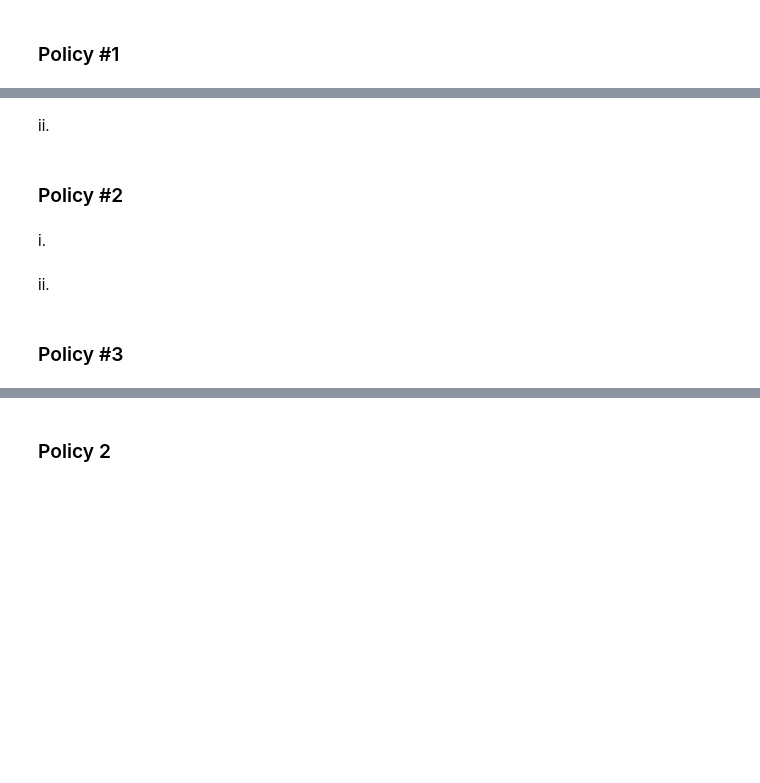
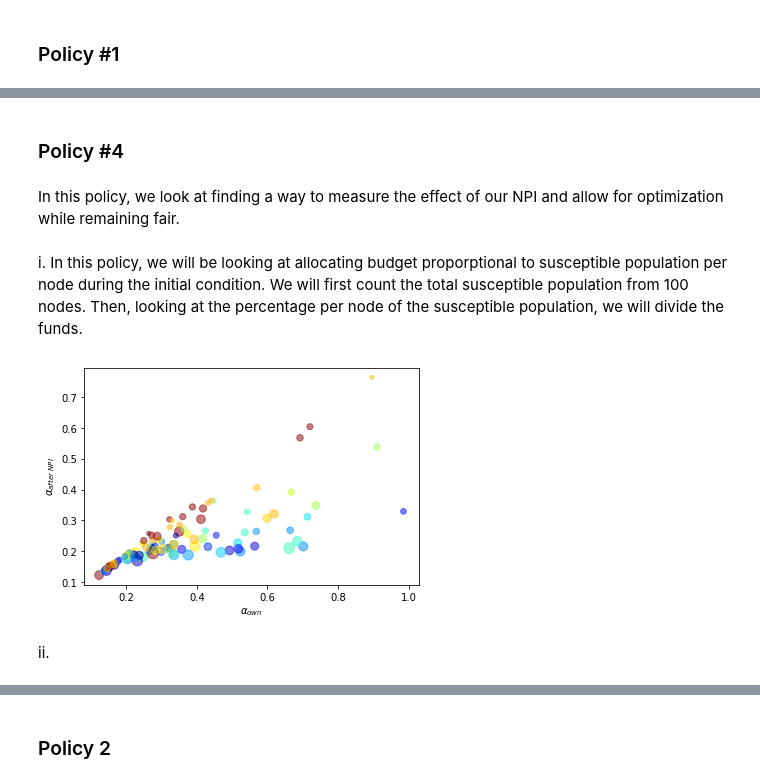
Before and after one commit to shivam-misra/CS190DD-COVID-Capstone, a Jupyter notebook: Part2/Part2.ipynb, the cells around one changed output, grey strips where cells are left out. Drawn from its saved outputs; the diff is of its cells as text; code cells hidden in the pictures; blank space fills up the shorter version.

```diff
--- a/Part2/Part2.ipynb
+++ b/Part2/Part2.ipynb
@@ -96,10 +294,32 @@ i.
+# %% [markdown]
+### Policy #4
+# %% [markdown]
+In this policy, we look at finding a way to measure the effect of our NPI and allow for optimization while remaining fair.
+# %% [markdown]
+i. In this policy, we will be looking at allocating budget proporptional to susceptible population per node during the initial condition. We will first count the total susceptible population from 100 nodes. Then, looking at the percentage per node of the susceptible population, we will divide the funds.
+# %%
+#find total suseptible population of all 100 nodes
+total = 0
+for N_node, node_index in zip(N, range(nb_nodes)):
+    s_init = np.sum(S[node_index,:,:,29].flatten())
+    total+=s_init
+
+
+#find the new alphas based on the given policy
+total_funds = 1000000
+alphas_after_NPI = []
+
+for N_node, node_index in zip(N, range(nb_nodes)):
+    s_init = np.sum(S[node_index,:,:,29].flatten())
+    proportion = s_init/total_population
+    allocated_fund = total_funds*proportion
+    new_alpha = g(g_inv(alpha_predicted[node_index]) + allocated_fund)
+    alphas_after_NPI.append(new_alpha)
+
+
+#graph
+scatter_plot(alphas_after_NPI)
+# %% [output]
+[figure, added]
 # %% [markdown]
 ii.
-# %% [markdown]
-### Policy #2
-# %% [markdown]
-i.
-# %% [markdown]
-ii.
-# %% [markdown]
-### Policy #3
```
Also changed, not shown: parts of 46 cells of this notebook.
